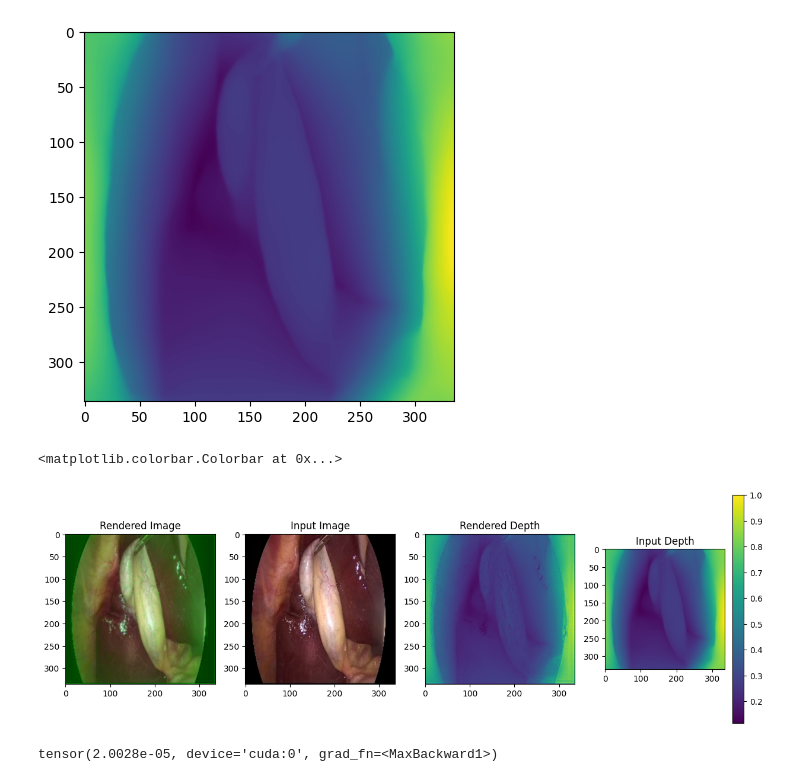
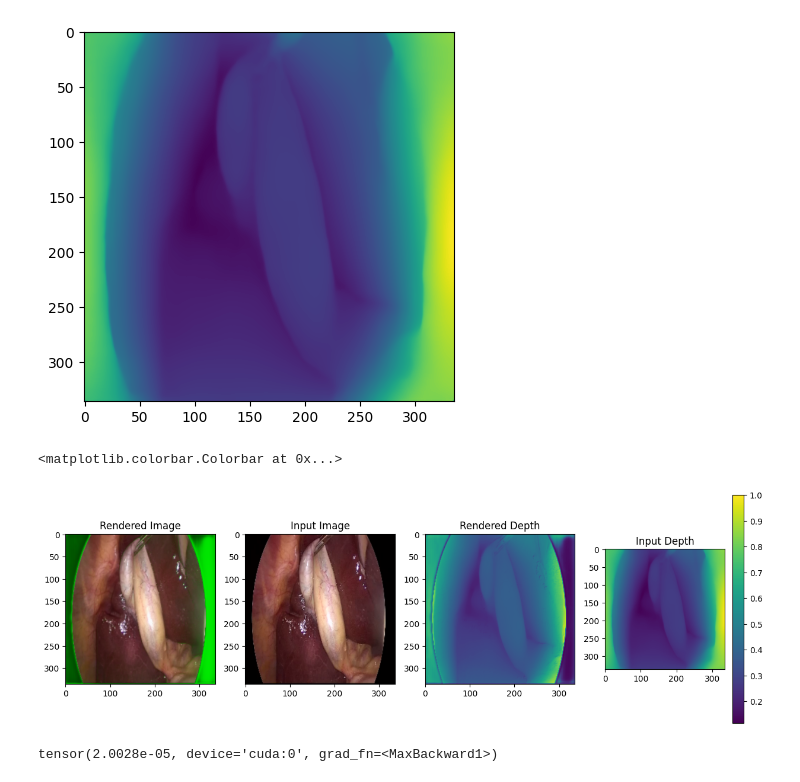
Before and after one commit to nasrelkad/SurgeSplam_deformation, a Jupyter notebook: tmp.ipynb, the cells around one changed output. Cells and saved outputs as stored; diff of their text form; code cells hidden in the pictures.

Commit message:
add latest model loading

```diff
--- a/tmp.ipynb
+++ b/tmp.ipynb
@@ -32,6 +32,9 @@ plt.imshow(depth.squeeze().cpu().detach())
 input = torch.cat([color,depth],axis = 0).unsqueeze(0).cuda()
 # %% [output]
 [figure]
+# %%
+state_dict = torch.load('logs/GRN_6/checkpoint.pth',weights_only=False)
+model_state_dict = state_dict['model']
 # %%
 from GRN.models.conv_unet import GaussianRegressionNetwork
 from utils.recon_helpers import energy_mask, setup_camera
@@ -51,6 +54,7 @@ render_params = {'intrinsics': intrinsics,
                     'cam': cam}
 
 model = GaussianRegressionNetwork()
+model.load_state_dict(model_state_dict)
 model.cuda()
 # model.eval()
 output = model(input)
@@ -69,34 +73,34 @@ scales_norm = cols[:,4:7]
 opacities = cols[:,7][:,None]
 
 params['unnorm_rotations'] = rots[mask]
 params['log_scales'] = scales_norm[mask]*mean3_sq_dist[:,None].tile(1,3)+0.0005
 params['logit_opacities'] = opacities[mask]
 
 
 curr_data = {'cam': render_params['cam'], 'im': color, 'depth': depth*scale, 'id': 0, 'intrinsics': render_params['intrinsics'],
                 'w2c': render_params['w2c'], 'iter_gt_w2c_list': render_params['w2c']}
 
 
 
 rendervar = transformed_GRNparams2rendervar(params,params['means3D'])
 depth_sil_rendervar = transformed_GRNparams2depthplussilhouette(params, render_params['w2c'],
                                                 params['means3D'])
 # ~~~~~~~~~~~~~~~~~~~~~~~~~~~ render gaussians ~~~~~~~~~~~~~~~~~~~~~~~~~~~
 im_pred, radius, _ = Renderer(raster_settings=render_params['cam'])(**rendervar)
 depth_pred,_,_ = Renderer(raster_settings=render_params['cam'])(**depth_sil_rendervar)
 fig,ax = plt.subplots(1,4,figsize = (15,5))
 ax[0].imshow(im_pred.permute(1,2,0).cpu().detach())
 ax[0].set_title('Rendered Image')
 ax[1].imshow(curr_data['im'].squeeze(0).permute(1,2,0).cpu().detach())
 ax[1].set_title('Input Image')
 ax[2].imshow(depth_pred[0,:,:].cpu().detach())
 ax[2].set_title('Rendered Depth')
 im = ax[3].imshow(depth.squeeze().cpu().detach())
 ax[3].set_title('Input Depth')
 plt.colorbar(im,ax = ax[3])
 # %% [output]
 <matplotlib.colorbar.Colorbar at 0x...>
-[figure, old version]
+[figure, new version]
 # %%
 rendervar['scales'].max()
 # %% [output]
```
